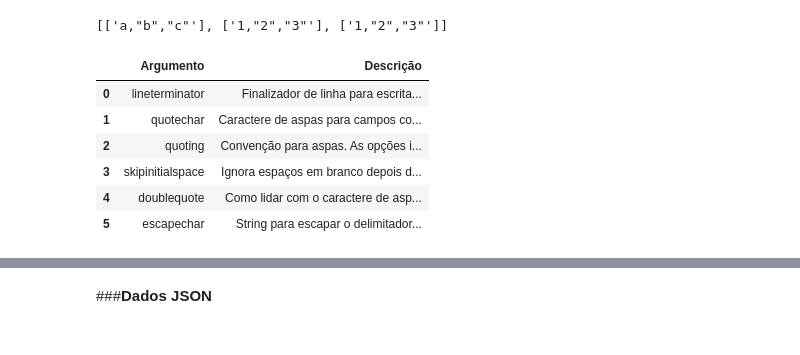
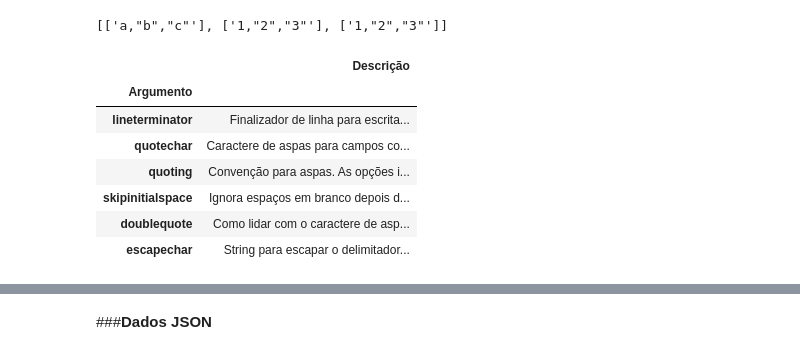
Before and after one commit to M-I-N1985/python_para_analise_de_dados_wes_mckinney, a Jupyter notebook: capitulo_6_wes_mckinney.ipynb, the cells around one changed output, grey strips where cells are left out. Cells and saved outputs as stored; diff of their text form; code cells hidden in the pictures.

```diff
--- a/capitulo_6_wes_mckinney.ipynb
+++ b/capitulo_6_wes_mckinney.ipynb
@@ -141,3 +150,5 @@ pd.read_csv('examples/ex5.csv', na_values=['NULL'])
 | 0 | one | 1 | 2 | 3.0 | 4 | NaN |
 | 1 | two | 5 | 6 | NaN | 8 | world |
 | 2 | three | 9 | 10 | 11.0 | 12 | foo |
+# %%
+pd.options.display.max_rows = 20
@@ -338,14 +361,15 @@ with open('examples/ex7.csv') as f:
 [['a,"b","c"'], ['1,"2","3"'], ['1,"2","3"']]
 # %%
 colunas = ['Argumento', 'Descrição']
-tabela3 = pd.read_excel('examples/tabela3.xlsx', names = colunas)
+tabela3 = pd.read_excel('examples/tabela3.xlsx', index_col='Argumento', names = colunas)
 tabela3
 # %% [output]
-|  | Argumento | Descrição |
-| 0 | lineterminator | Finalizador de linha para escrita... |
-| 1 | quotechar | Caractere de aspas para campos co... |
-| 2 | quoting | Convenção para aspas. As opções i... |
-| 3 | skipinitialspace | Ignora espaços em branco depois d... |
-| 4 | doublequote | Como lidar com o caractere de asp... |
-| 5 | escapechar | String para escapar o delimitador... |
+|  | Descrição |
+| Argumento |  |
+| lineterminator | Finalizador de linha para escrita... |
+| quotechar | Caractere de aspas para campos co... |
+| quoting | Convenção para aspas. As opções i... |
+| skipinitialspace | Ignora espaços em branco depois d... |
+| doublequote | Como lidar com o caractere de asp... |
+| escapechar | String para escapar o delimitador... |
 # %%
```
Also changed, not shown: parts of 27 cells of this notebook.
